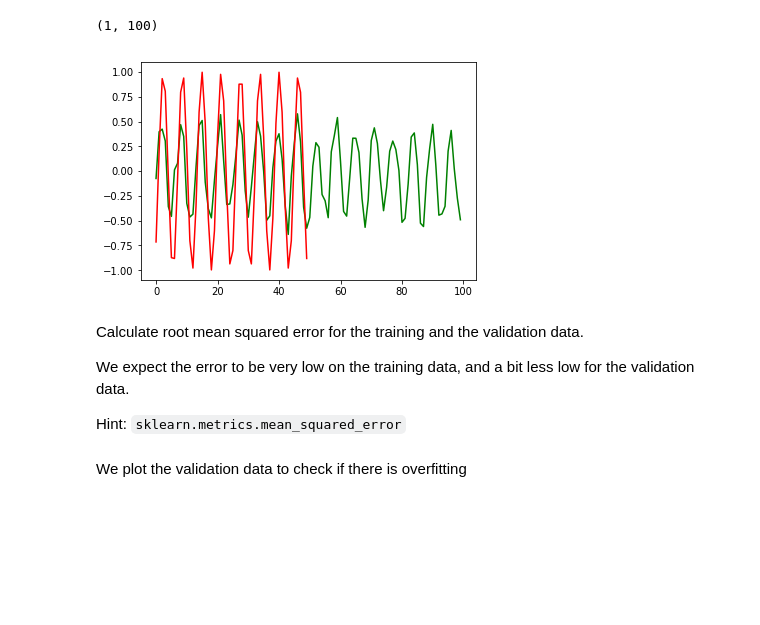
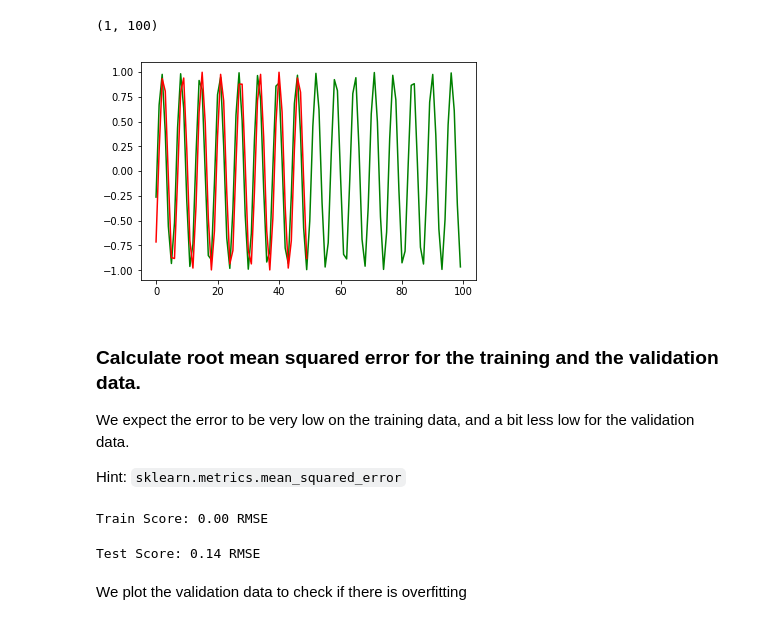
Before and after one commit to agnieska/ateliers-ml-2019, a Jupyter notebook: Semaine-12/keras_rnn_free_mywork.ipynb, the cells around one changed output. Cells and saved outputs as stored; diff of their text form; code cells hidden in the pictures; blank space fills up the shorter version.

Commit message:
validation of the model

```diff
--- a/Semaine-12/keras_rnn_free_mywork.ipynb
+++ b/Semaine-12/keras_rnn_free_mywork.ipynb
@@ -216,11 +213,0 @@ Now, in a similar way to what we did with the training data, we setup the valida
-# %%
-X_val = []
-Y_val = []
-
-for i in range(num_records - 50, num_records):
-    X_val.append(l[i:(i+seq_len)])
-    Y_val.append(sin_wave[i+seq_len])
-
-#T = 50                   # length of sequence
-
-#output_dim = 1
@@ -333,0 +309,11 @@ plt.show()
+# %%
+X_val = []
+Y_val = []
+
+for i in range(num_records - 50, num_records):
+    X_val.append(sin_wave[i:(i+seq_len)])
+    Y_val.append(sin_wave[i+seq_len])
+
+#T = 50                   # length of sequence
+
+#output_dim = 1
@@ -335,28 +335,33 @@ plt.show()
 Now, instead of working with training data, we can make predictions on the validation data:
 # %%
 # make predictions
-testPredict = model.predict(X_val)
-print(shape(testPredict))
+val_prediction = model.predict(X_val)
+print(shape(val_prediction))
 # %% [output]
 (1, 100)
 # %%
-plt.plot(testPredict[0,:], 'g')
+plt.plot(val_prediction[0,:], 'g')
 plt.plot(Y_val[0,:] , 'r')
 plt.show()
 # %% [output]
-[figure, old version]
+[figure, new version]
 # %% [markdown]
-Calculate root mean squared error for the training and the validation data.
+### Calculate root mean squared error for the training and the validation data.
 
 We expect the error to be very low on the training data, and a bit less low for the validation data.
 
 Hint: `sklearn.metrics.mean_squared_error`
 # %%
 # calculate root mean squared error
-trainScore =
-print('Train Score: %.2f RMSE' % (trainScore))
-testScore =
-print('Test Score: %.2f RMSE' % (testScore))
+train_Score = mean_squared_error(Y, train_prediction)
+print('Train Score: %.2f RMSE' % (train_Score))
+# %% [output]
+Train Score: 0.00 RMSE
+# %%
+validation_Score = mean_squared_error(Y_val, val_prediction[:,0:50])
+print('Test Score: %.2f RMSE' % (validation_Score))
+# %% [output]
+Test Score: 0.14 RMSE
 # %% [markdown]
 We plot the validation data to check if there is overfitting
 # %%
```
Also changed, not shown: parts of 7 cells of this notebook.
